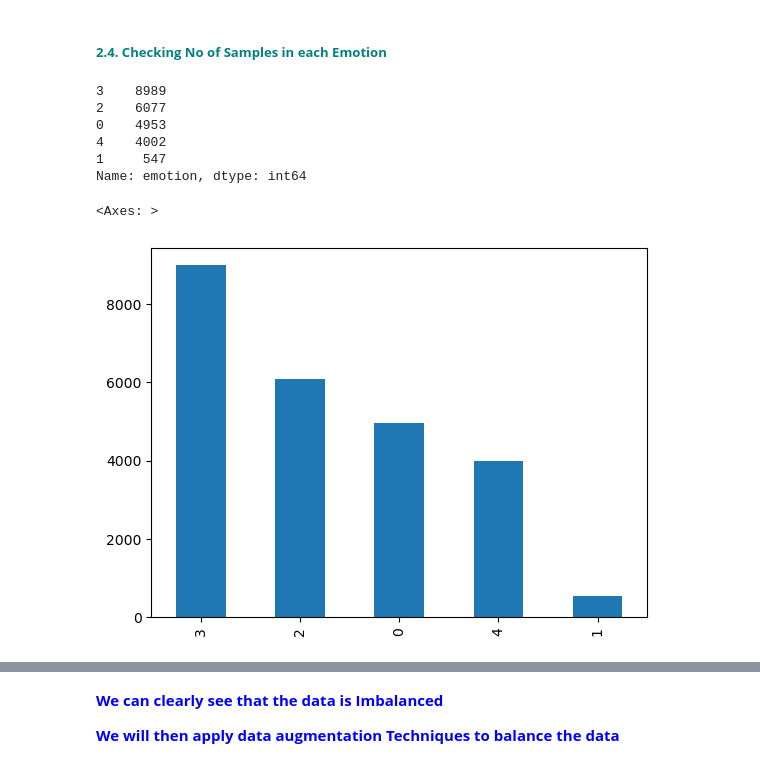
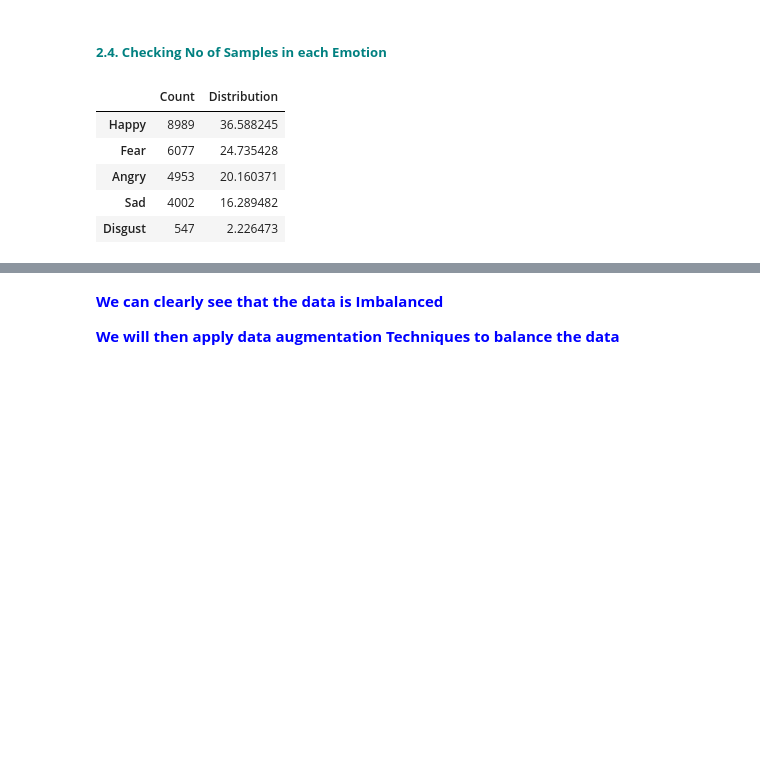
Before and after one commit to sabheen9/CapStone3-Facial_Expression_Classification, a Jupyter notebook: notebooks/Facial_Expression_Classification.ipynb, the cells around one changed output, grey strips where cells are left out. Drawn from its saved outputs; the diff is of its cells as text; code cells hidden in the pictures; blank space fills up the shorter version.

```diff
--- a/notebooks/Facial_Expression_Classification.ipynb
+++ b/notebooks/Facial_Expression_Classification.ipynb
@@ -95,17 +95,16 @@ dtype: int64
 emotions = {0: 'Angry', 1: 'Disgust', 2: 'Fear', 3: 'Happy', 4: 'Sad', 5: 'Surprise', 6: 'Neutral'}
 # %% [markdown]
 ##### **<font color='teal'> 2.4. Checking No of Samples in each Emotion </font>**
-# %%
-df['emotion'].value_counts()
-# %% [output]
-3    8989
-2    6077
-0    4953
-4    4002
-1     547
-Name: emotion, dtype: int64
-# %%
-df['emotion'].value_counts().plot(kind='bar')
-# %% [output]
-<Axes: >
-[figure, removed]
+# %%
+a= df['emotion'].value_counts().rename('Count')
+b= (df['emotion'].value_counts(normalize = True)*100).rename('Distribution')
+temp=pd.concat([a,b], axis = 1)
+temp.index = ['Happy','Fear','Angry','Sad','Disgust']
+temp
+# %% [output]
+|  | Count | Distribution |
+| Happy | 8989 | 36.588245 |
+| Fear | 6077 | 24.735428 |
+| Angry | 4953 | 20.160371 |
+| Sad | 4002 | 16.289482 |
+| Disgust | 547 | 2.226473 |
```
Also changed, not shown: parts of 3 cells of this notebook.
